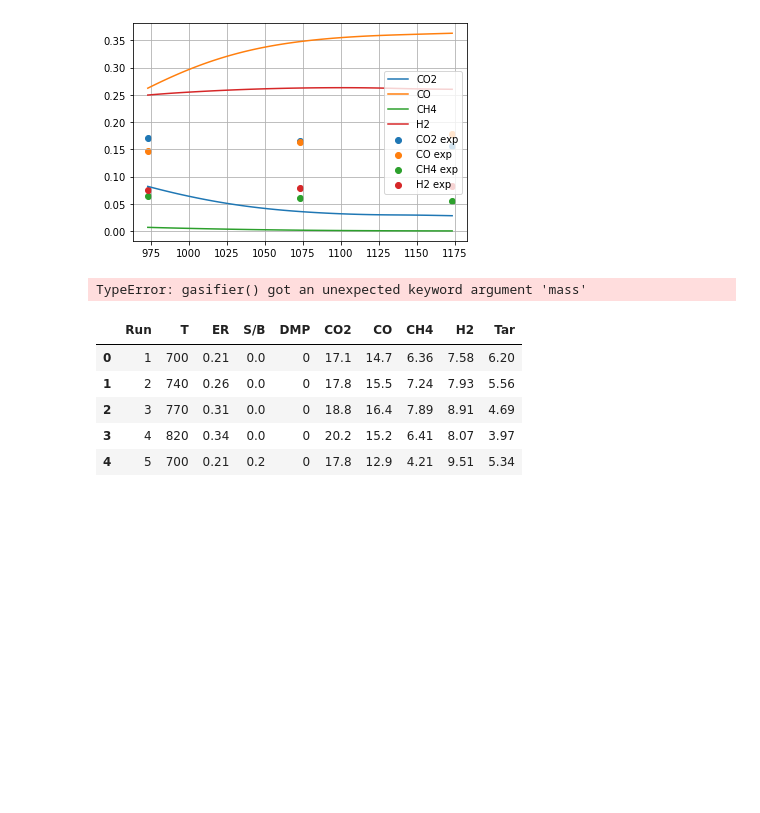
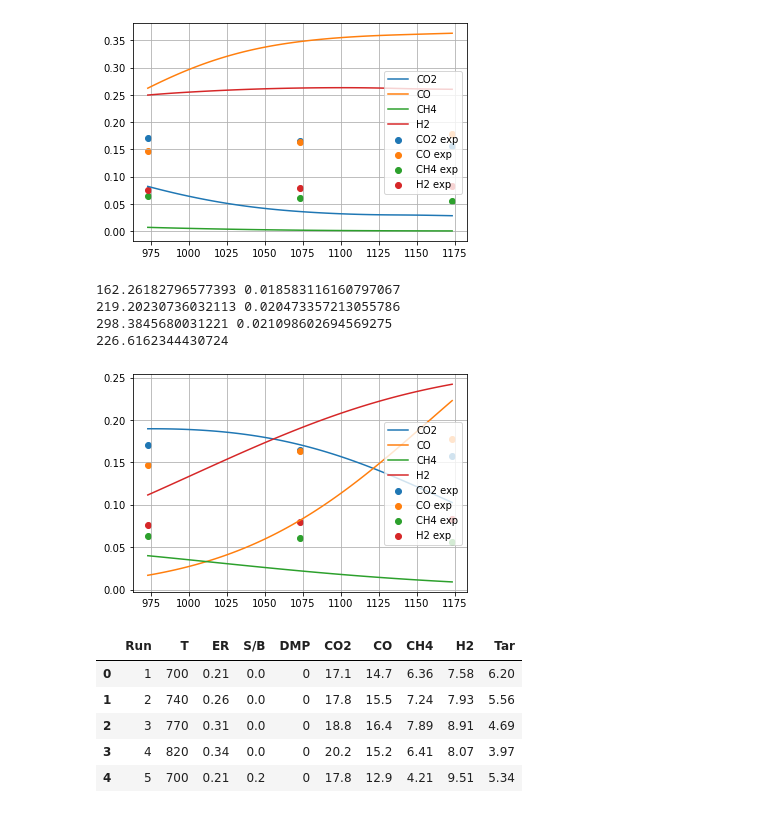
Before and after one commit to jubaldi/gasification, a Jupyter notebook: validation.ipynb, the cells around one changed output. Cells and saved outputs as stored; diff of their text form; code cells hidden in the pictures; blank space fills up the shorter version.

```diff
--- a/validation.ipynb
+++ b/validation.ipynb
@@ -80,7 +98,7 @@ H2l = np.zeros_like(Tl)
 # First test: raw model, no modifications
 
 for i, t in enumerate(Tl):
-    report = g.gasifier(fuelID, T=t, air=ER, species=species)[0]
+    report = g.gasifier2(fuelID, T=t, air=ER, species=species)[0]
     CO2l[i] = report['CO2']
     COl[i] = report['CO']
     CH4l[i] = report['CH4']
@@ -107,37 +125,41 @@ predicted = np.zeros_like(experimental)
 DTsum = 0
 for i, t in enumerate(T):
     Tquasi, sqerr = g.findTquasi(fuelID, experimental[i], T0=t, air=ER, species=species, C_avail=1.0)
-    report = g.gasifier(fuelID, T=Tquasi, air=ER, species=species, C_avail=1.0)[0]
+    report = g.gasifier2(fuelID, T=Tquasi, air=ER, species=species, C_avail=1.0)[0]
     for j, sp in enumerate(species):
         predicted[i,j] = report[sp]
     DT = t - Tquasi
     DTsum += DT
     print(DT, sqerr)
 
 DTav = DTsum/len(T)
 print(DTav)
 
 for i, t in enumerate(Tl):
-    report = g.gasifier(fuelID, T=t-DTav, air=ER, species=species)
+    report = g.gasifier2(fuelID, T=t-DTav, air=ER, species=species)[0]
     CO2l[i] = report['CO2']
     COl[i] = report['CO']
     CH4l[i] = report['CH4']
     H2l[i] = report['H2']
 
 plt.plot(Tl, CO2l, label='CO2')
 plt.plot(Tl, COl, label='CO')
 plt.plot(Tl, CH4l, label='CH4')
 plt.plot(Tl, H2l, label='H2')
 plt.scatter(T, experimental[:,0], label='CO2 exp')
 plt.scatter(T, experimental[:,1], label='CO exp')
 plt.scatter(T, experimental[:,2], label='CH4 exp')
 plt.scatter(T, experimental[:,3], label='H2 exp')
 plt.grid()
 plt.legend()
 plt.savefig("results2.png")
 plt.show()
 # %% [output]
-TypeError: gasifier() got an unexpected keyword argument 'mass'
+162.26182796577393 0.018583116160797067
+219.20230736032113 0.020473357213055786
+298.3845680031221 0.021098602694569275
+226.6162344430724
+[figure, added]
 # %%
 # # Third test: modified model finds DT and C_avail, uses average values
 
```
Also changed, not shown: parts of 4 cells of this notebook, 3 other files.
